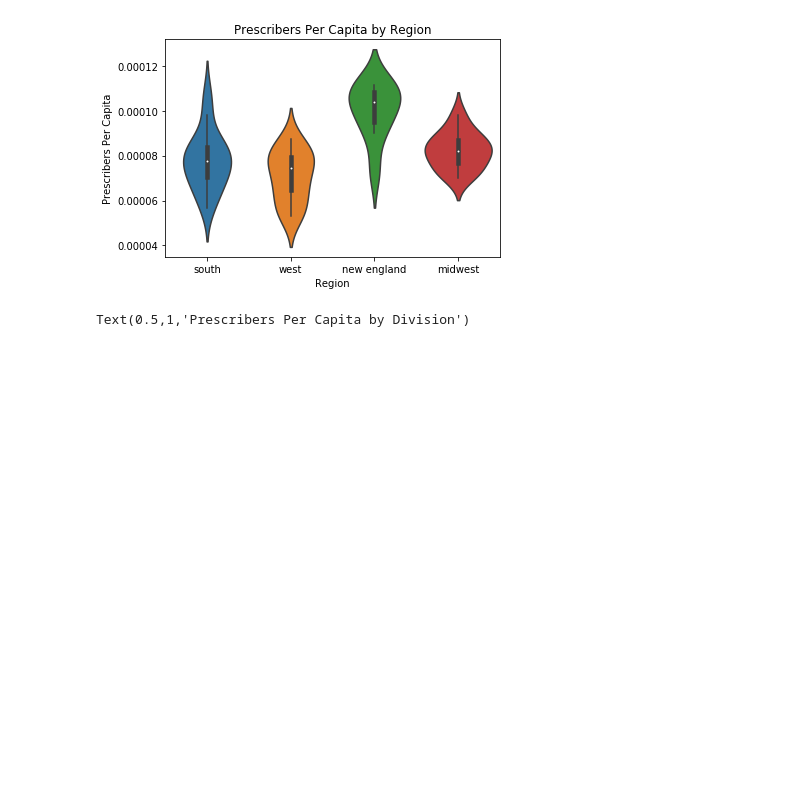
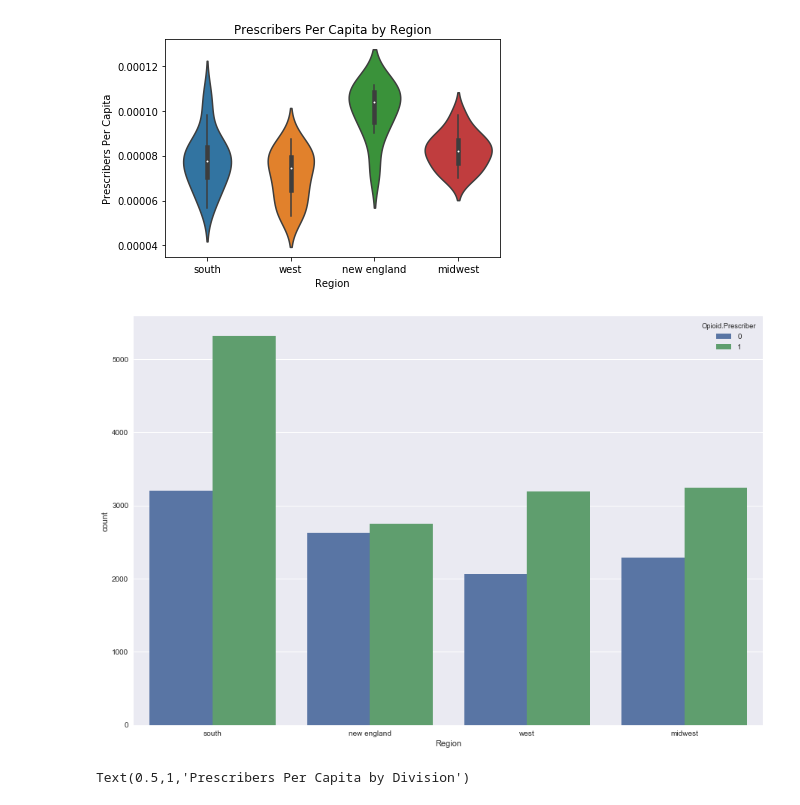
Before and after one commit to ryatchak/springboard, a Jupyter notebook: sandbox/us_opiatedata_kaggle.ipynb, the cells around one changed output. Cells and saved outputs as stored; diff of their text form; code cells hidden in the pictures; blank space fills up the shorter version.

Commit message:
visualizations with prescribers

```diff
--- a/sandbox/us_opiatedata_kaggle.ipynb
+++ b/sandbox/us_opiatedata_kaggle.ipynb
@@ -279,4 +279,10 @@ prescriber_region_violin.set_title('Prescribers Per Capita by Region')
 # %% [output]
 Text(0.5,1,'Prescribers Per Capita by Region')
 [figure]
+# %%
+# opioid prescribers vs nonprescribers by region
+plt.subplots(figsize=(15,10))
+opioid_presc_count = sns.countplot(x='Region', hue='Opioid.Prescriber', data=prescribers.merge(overdoses, how='left', on = 'Abbrev'))
+# %% [output]
+[figure, added]
 # %%
```
Also changed, not shown: parts of 7 cells of this notebook.
